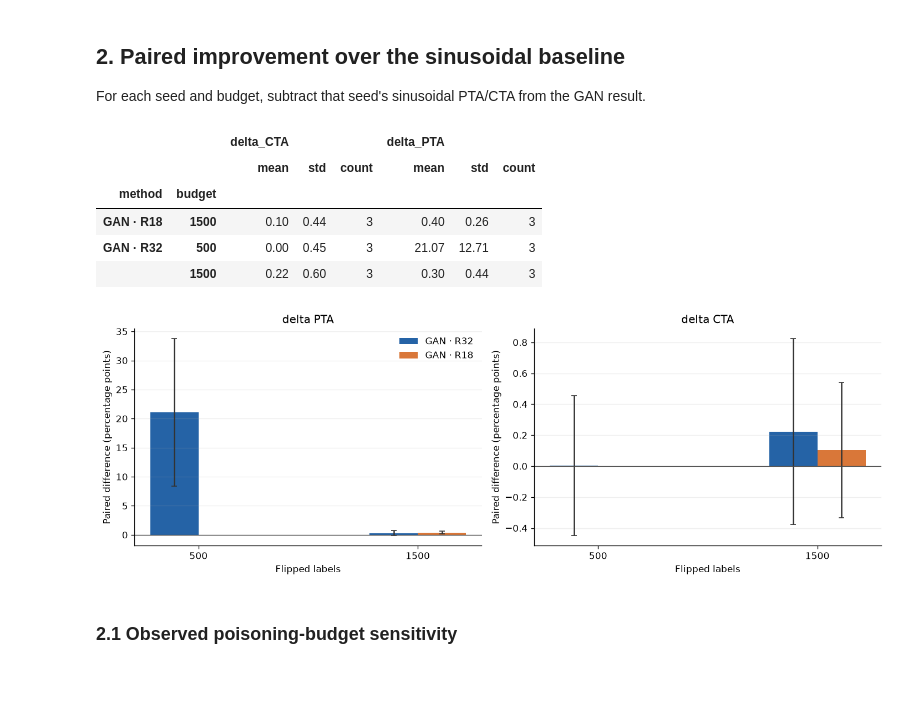
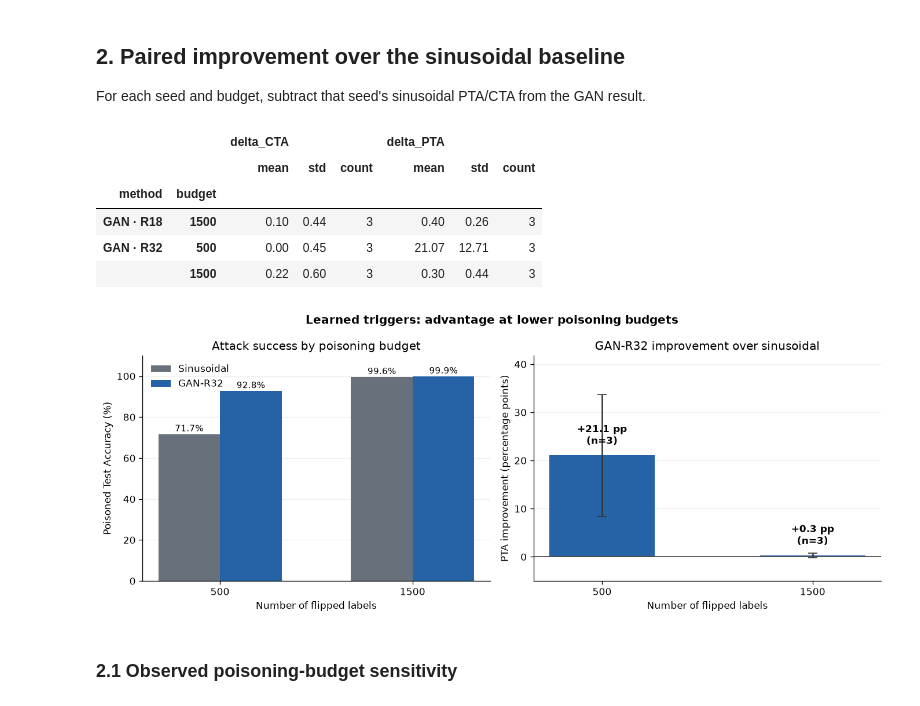
Before and after one commit to nadinehc/FLIP, a Jupyter notebook: compare_triggers.ipynb, the cells around one changed output. Cells and saved outputs as stored; diff of their text form; code cells hidden in the pictures; blank space fills up the shorter version.

Commit message:
Improve FLIP results analysis and visualizations

```diff
--- a/compare_triggers.ipynb
+++ b/compare_triggers.ipynb
@@ -125,36 +125,68 @@ Available seed counts by budget/method:
 
 For each seed and budget, subtract that seed's sinusoidal PTA/CTA from the GAN result.
 # %%
-# Pair EACH GAN method with the sinusoid using shared seed and budget.
-base = AVAILABLE.loc[AVAILABLE.variant.eq('sin'), ['seed','budget','CTA','PTA']].rename(columns={'CTA':'CTA_base','PTA':'PTA_base'})
-DIFF = AVAILABLE.loc[AVAILABLE.variant.ne('sin')].merge(base, on=['seed','budget'], validate='many_to_one')
-for metric in ('CTA','PTA'):
+# Compare GAN-R32 against the sinusoidal baseline
+base = AVAILABLE[AVAILABLE.variant.eq('sin')][['seed', 'budget', 'CTA', 'PTA']]
+base = base.rename(columns={'CTA': 'CTA_base', 'PTA': 'PTA_base'})
+DIFF = AVAILABLE[AVAILABLE.variant.ne('sin')].merge(base, on=['seed', 'budget'], validate='many_to_one')
+for metric in ('CTA', 'PTA'):
     DIFF[f'delta_{metric}'] = DIFF[metric] - DIFF[f'{metric}_base']
-if DIFF.empty: print('No paired GAN vs sinusoid comparisons yet.')
-else:
-    display(DIFF.groupby(['method','budget'])[['delta_CTA','delta_PTA']].agg(['mean','std','count']).round(2))
-    DIFF.to_csv(OUT/'paired_differences.csv',index=False)
-    fig,axes=plt.subplots(1,2,figsize=(12,4.2))
-    for ax,metric in zip(axes,('delta_PTA','delta_CTA')):
-        for j,v in enumerate(('r32','r18')):
-            d=DIFF[DIFF.variant.eq(v)].groupby('budget')[metric].agg(['mean','std','count'])
-            if d.empty: continue
-            x=np.array([BUDGETS.index(b) for b in d.index])+(j-.5)*.22
-            ax.bar(x,d['mean'],.22,color=COLOR[v],label=LABEL[v])
-            ax.errorbar(x,d['mean'],yerr=d['std'].fillna(0),fmt='none',ecolor='#333333',capsize=3)
-        ax.axhline(0,color='#444444',lw=.8)
-        ax.set_xticks(np.arange(len(BUDGETS)),BUDGETS);ax.set_xlabel('Flipped labels')
-        ax.set_ylabel('Paired difference (percentage points)');ax.set_title(metric.replace('_',' '))
-        ax.grid(axis='y',alpha=.2)
-    axes[0].legend(frameon=False);fig.tight_layout();savefig(fig,'02_paired_vs_sinusoid');plt.show()
+display(DIFF.groupby(['method', 'budget'])[['delta_CTA', 'delta_PTA']]
+        .agg(['mean', 'std', 'count']).round(2))
+DIFF.to_csv(OUT / 'paired_differences.csv', index=False)
+fig, axes = plt.subplots(1, 2, figsize=(11.5, 4.5))
+
+# Left: actual poisoning success
+for j, (v, name) in enumerate([('sin', 'Sinusoidal'), ('r32', 'GAN-R32')]):
+    d = AVAILABLE[AVAILABLE.variant.eq(v)].groupby('budget')['PTA'].mean()
+    x = np.arange(len(BUDGETS)) + (j - .5) * .32
+    y = [d.get(b, np.nan) for b in BUDGETS]
+
+    bars = axes[0].bar(x, y, .32, label=name, color=COLOR[v])
+    for bar, val in zip(bars, y):
+        if np.isfinite(val):
+            axes[0].text(bar.get_x() + bar.get_width()/2, val + 1.4,
+                         f'{val:.1f}%', ha='center', fontsize=9)
+
+axes[0].set_xticks(range(len(BUDGETS)), [str(b) for b in BUDGETS])
+axes[0].set_ylim(0, 110)
+axes[0].set_xlabel('Number of flipped labels')
+axes[0].set_ylabel('Poisoned Test Accuracy (%)')
+axes[0].set_title('Attack success by poisoning budget')
+axes[0].legend(frameon=False)
+
+# Right: paired improvement using the SAME seeds
+d = DIFF[DIFF.variant.eq('r32')].groupby('budget')['delta_PTA'].agg(['mean', 'std', 'count'])
+x = np.arange(len(BUDGETS))
+y = np.array([d.loc[b, 'mean'] if b in d.index else np.nan for b in BUDGETS])
+err = np.array([d.loc[b, 'std'] if b in d.index else 0 for b in BUDGETS])
+axes[1].bar(x, y, color=COLOR['r32'], width=.5)
+axes[1].errorbar(x, y, yerr=err, fmt='none', color='#333333', capsize=5)
+axes[1].axhline(0, color='#444444', linewidth=1)
+for xi, b, val in zip(x, BUDGETS, y):
+    if np.isfinite(val):
+        n = int(d.loc[b, 'count'])
+        axes[1].annotate(f'{val:+.1f} pp\n(n={n})', (xi, val), xytext=(0, 12), textcoords='offset points', ha='center', fontsize=10, fontweight='bold')
+axes[1].set_xticks(x, [str(b) for b in BUDGETS])
+axes[1].set_ylim(-5, max(40, np.nanmax(y + err) + 8))
+axes[1].set_xlabel('Number of flipped labels')
+axes[1].set_ylabel('PTA improvement (percentage points)')
+axes[1].set_title('GAN-R32 improvement over sinusoidal')
+for ax in axes:
+    ax.grid(axis='y', alpha=.2)
+    ax.set_axisbelow(True)
+fig.suptitle('Learned triggers: advantage at lower poisoning budgets',fontsize=12, fontweight='bold')
+fig.tight_layout()
+savefig(fig, '02_paired_vs_sinusoid')
+plt.show()
 # %% [output]
 |  |  | delta_CTA |  |  | delta_PTA |  |  |
 |  |  | mean | std | count | mean | std | count |
 | method | budget |  |  |  |  |  |  |
 | GAN · R18 | 1500 | 0.10 | 0.44 | 3 | 0.40 | 0.26 | 3 |
 | GAN · R32 | 500 | 0.00 | 0.45 | 3 | 21.07 | 12.71 | 3 |
 |  | 1500 | 0.22 | 0.60 | 3 | 0.30 | 0.44 | 3 |
-[figure, old version]
+[figure, new version]
 # %% [markdown]
 ### 2.1 Observed poisoning-budget sensitivity
 # %%
```
Also changed, not shown: parts of 4 cells of this notebook, 1 other file.
